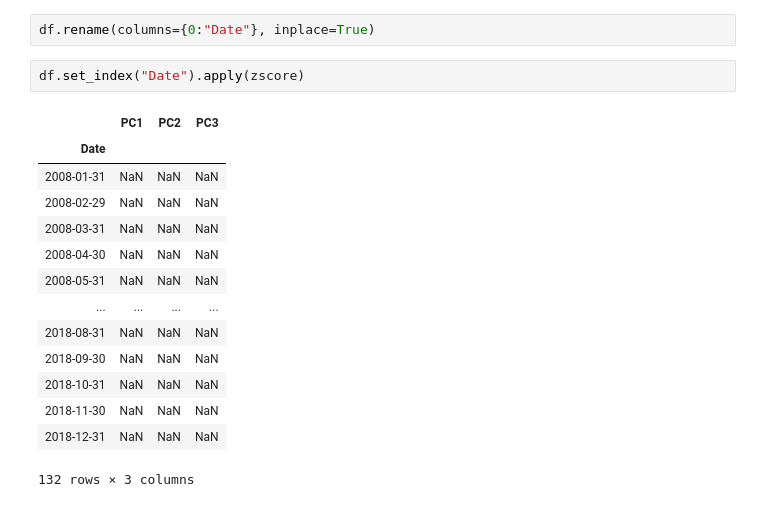
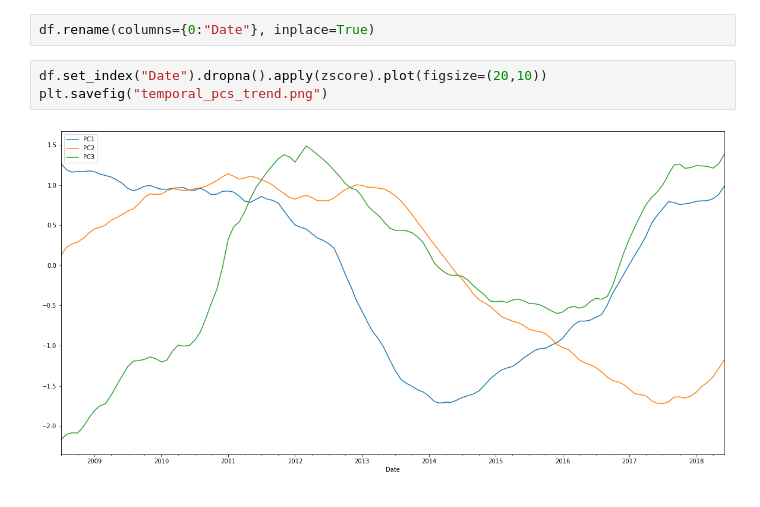
Before and after one commit to jlavileze/citadel-datathon-2020, a Jupyter notebook: analysis/spatiotemporal_borough.ipynb, the cells around one changed output. Drawn from its saved outputs; the diff is of its cells as text.

Commit message:
Added some more plots

```diff
--- a/analysis/spatiotemporal_borough.ipynb
+++ b/analysis/spatiotemporal_borough.ipynb
@@ -106,19 +106,7 @@ df["PC3"] = crime_pc_trends["PC3"]
 # %%
 df.rename(columns={0:"Date"}, inplace=True)
 # %%
-df.set_index("Date").apply(zscore)
+df.set_index("Date").dropna().apply(zscore).plot(figsize=(20,10))
+plt.savefig("temporal_pcs_trend.png")
 # %% [output]
-|  | PC1 | PC2 | PC3 |
-| Date |  |  |  |
-| 2008-01-31 | NaN | NaN | NaN |
-| 2008-02-29 | NaN | NaN | NaN |
-| 2008-03-31 | NaN | NaN | NaN |
-| 2008-04-30 | NaN | NaN | NaN |
-| 2008-05-31 | NaN | NaN | NaN |
-| ... | ... | ... | ... |
-| 2018-08-31 | NaN | NaN | NaN |
-| 2018-09-30 | NaN | NaN | NaN |
-| 2018-10-31 | NaN | NaN | NaN |
-| 2018-11-30 | NaN | NaN | NaN |
-| 2018-12-31 | NaN | NaN | NaN |
-132 rows × 3 columns
+[figure, added]
```
Also changed, not shown: 2 other files.
